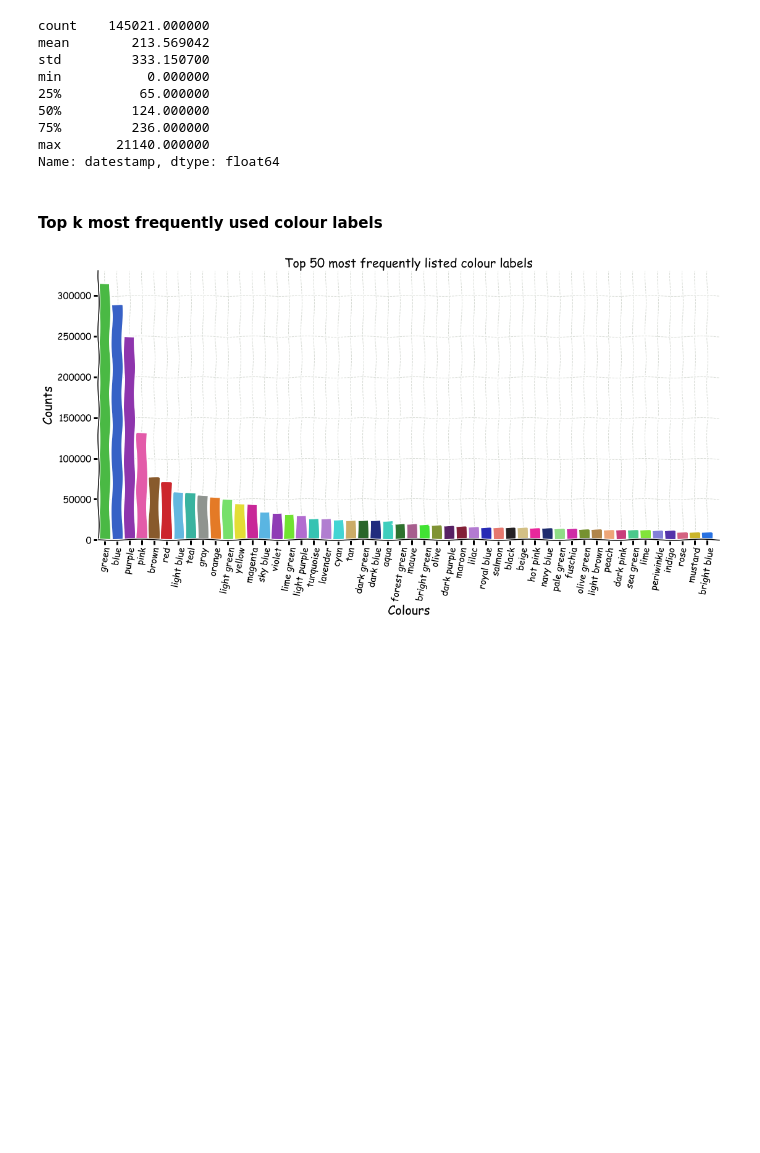
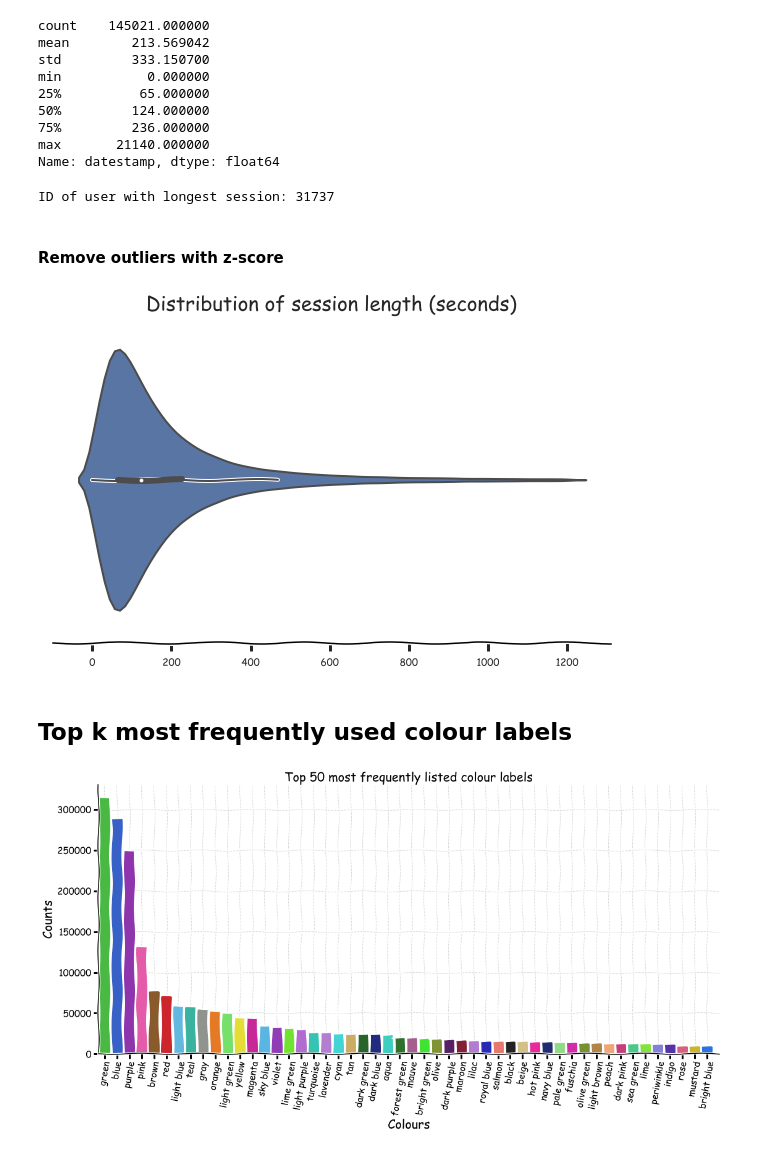
Before and after one commit to jootan19/XKCD_ColourSurvey, a Jupyter notebook: XKCDColourSurvey.ipynb, the cells around one changed output. Saved outputs shown, nothing was run; the diff lists cells and outputs as text; code cells hidden in the pictures; blank space fills up the shorter version.

Commit message:
Session length stuff

```diff
--- a/XKCDColourSurvey.ipynb
+++ b/XKCDColourSurvey.ipynb
@@ -2,10 +2,13 @@
 import pandas as pd
 import numpy as np
 import matplotlib.pyplot as plt
+import seaborn as sns
 from PIL import Image
 import colorsys
 import math
+from scipy import stats
 %matplotlib inline
+sns.set_style("whitegrid")
 # %% [markdown]
 #### TABLE HEADERS
 
@@ -87,8 +90,27 @@ min           0.000000
 75%         236.000000
 max       21140.000000
 Name: datestamp, dtype: float64
+# %%
+userid_longest_session = np.argmax(session_length)
+print(f'ID of user with longest session: {userid_longest_session}')
+# %% [output]
+ID of user with longest session: 31737
+# %% [markdown]
+#### Remove outliers with z-score
+# %%
+threshold = 2
+z = np.abs(stats.zscore(session_length))
+sesssion_length_2 = session_length[(z<3)]
+with plt.xkcd():
+    f,ax = plt.subplots(figsize=(10,6))
+    sns.violinplot(sesssion_length_2.values);
+sns.despine(left=True)
+plt.tick_params(left = False)
+plt.title('Distribution of session length (seconds)',fontsize =20);
+# %% [output]
+[figure, added]
 # %% [markdown]
-#### Top k most frequently used colour labels
+## Top k most frequently used colour labels
 # %%
 k = 50
 topk = df.groupby('colorname')['colorname'].count().sort_values(ascending=False)[:k]
```
Also changed, not shown: parts of 1 cell of this notebook.
